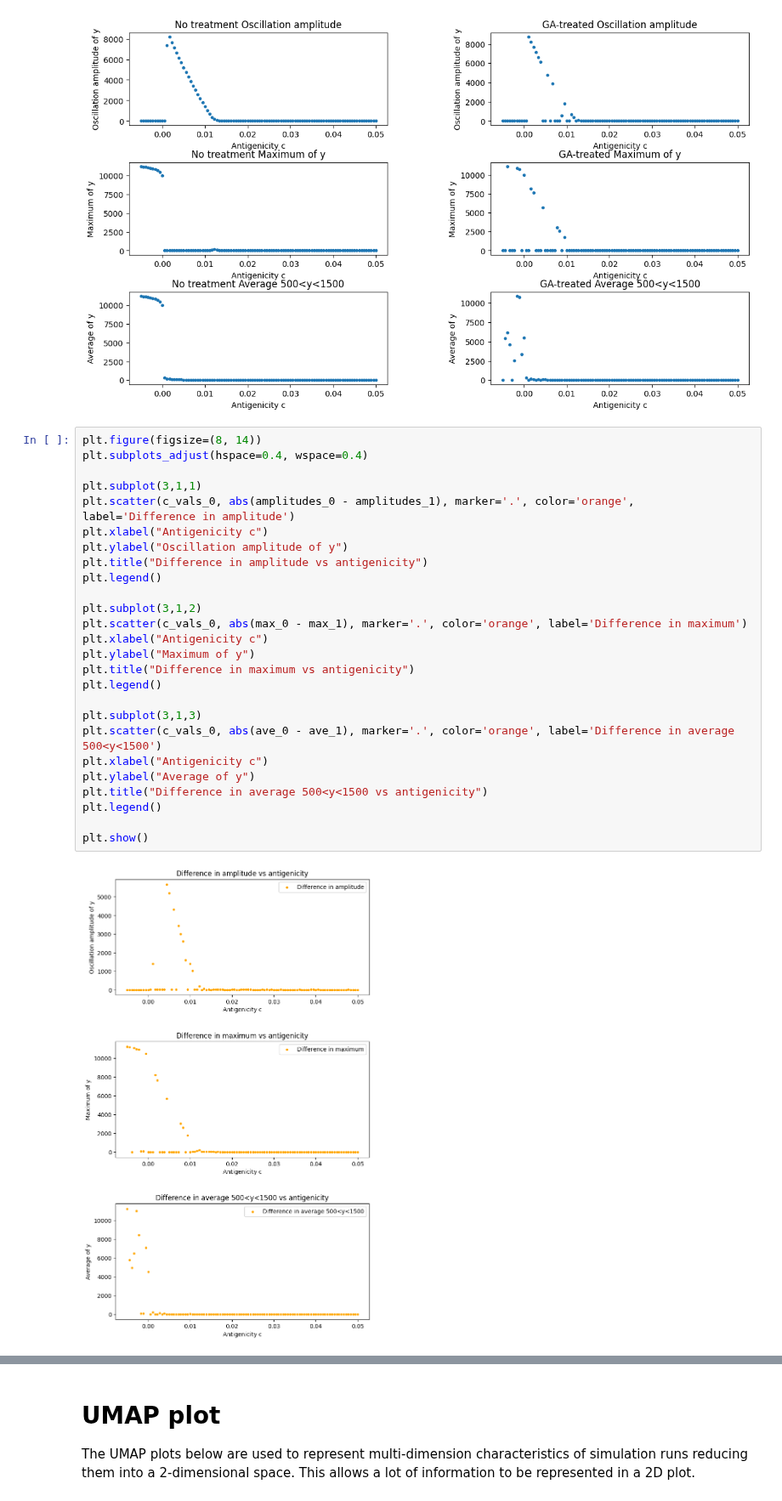
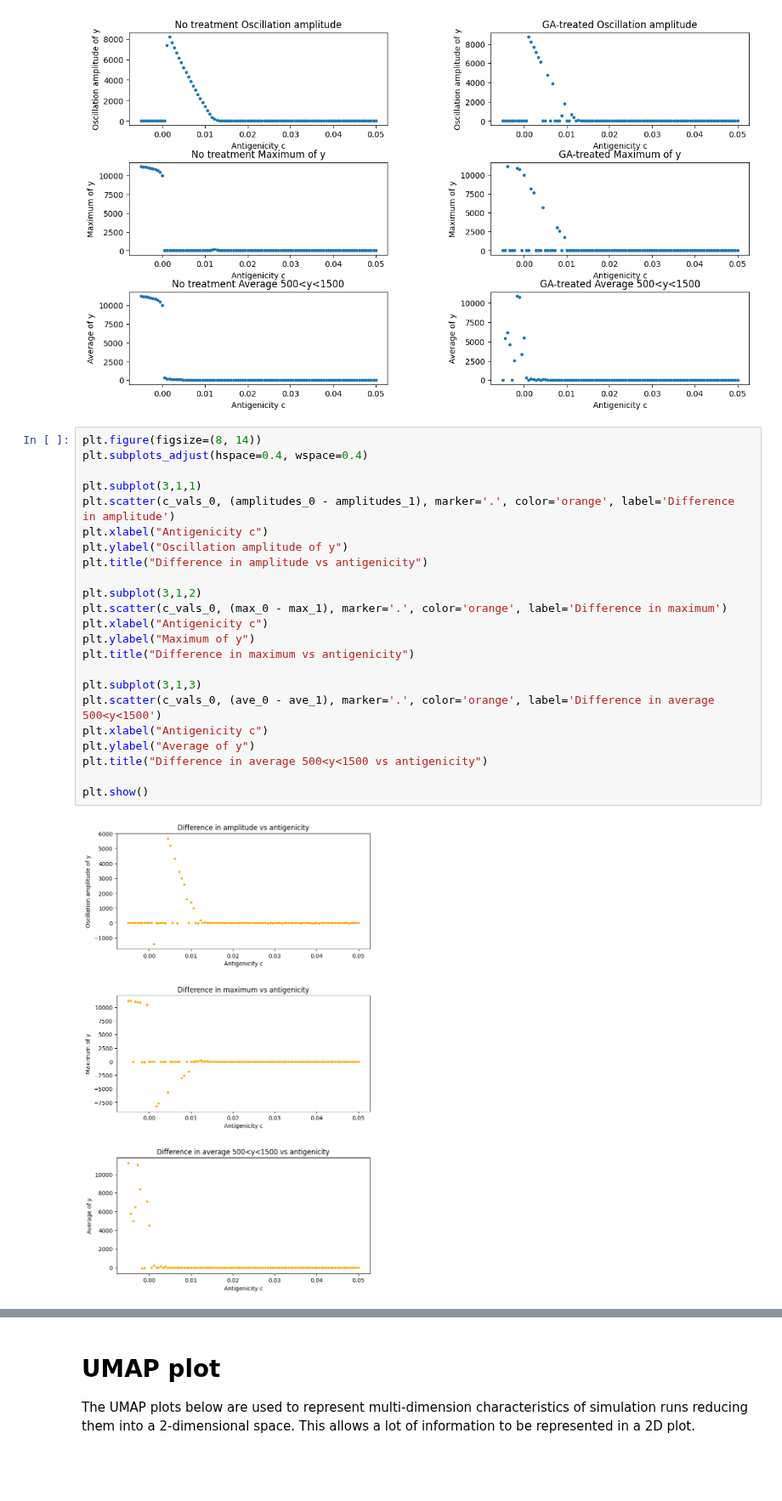
Before and after one commit to jrosgaard/KP_GA_tumor_model, a Jupyter notebook: analysis.ipynb, the cells around one changed output, grey strips where cells are left out. Shown at 85% size. Saved outputs shown, nothing was run; the diff lists cells and outputs as text; blank space fills up the shorter version.

```diff
--- a/analysis.ipynb
+++ b/analysis.ipynb
@@ -236,31 +230,28 @@ plt.show()
 # %%
 plt.figure(figsize=(8, 14))
 plt.subplots_adjust(hspace=0.4, wspace=0.4)
 
 plt.subplot(3,1,1)
-plt.scatter(c_vals_0, abs(amplitudes_0 - amplitudes_1), marker='.', color='orange', label='Difference in amplitude')
+plt.scatter(c_vals_0, (amplitudes_0 - amplitudes_1), marker='.', color='orange', label='Difference in amplitude')
 plt.xlabel("Antigenicity c")
 plt.ylabel("Oscillation amplitude of y")
 plt.title("Difference in amplitude vs antigenicity")
-plt.legend()
 
 plt.subplot(3,1,2)
-plt.scatter(c_vals_0, abs(max_0 - max_1), marker='.', color='orange', label='Difference in maximum')
+plt.scatter(c_vals_0, (max_0 - max_1), marker='.', color='orange', label='Difference in maximum')
 plt.xlabel("Antigenicity c")
 plt.ylabel("Maximum of y")
 plt.title("Difference in maximum vs antigenicity")
-plt.legend()
 
 plt.subplot(3,1,3)
-plt.scatter(c_vals_0, abs(ave_0 - ave_1), marker='.', color='orange', label='Difference in average 500<y<1500')
+plt.scatter(c_vals_0, (ave_0 - ave_1), marker='.', color='orange', label='Difference in average 500<y<1500')
 plt.xlabel("Antigenicity c")
 plt.ylabel("Average of y")
 plt.title("Difference in average 500<y<1500 vs antigenicity")
-plt.legend()
 
 plt.show()
 # %% [output]
-[figure, old version]
+[figure, new version]
 # %%
 from scipy.signal import find_peaks
 
```
Also changed, not shown: parts of 5 cells of this notebook.
